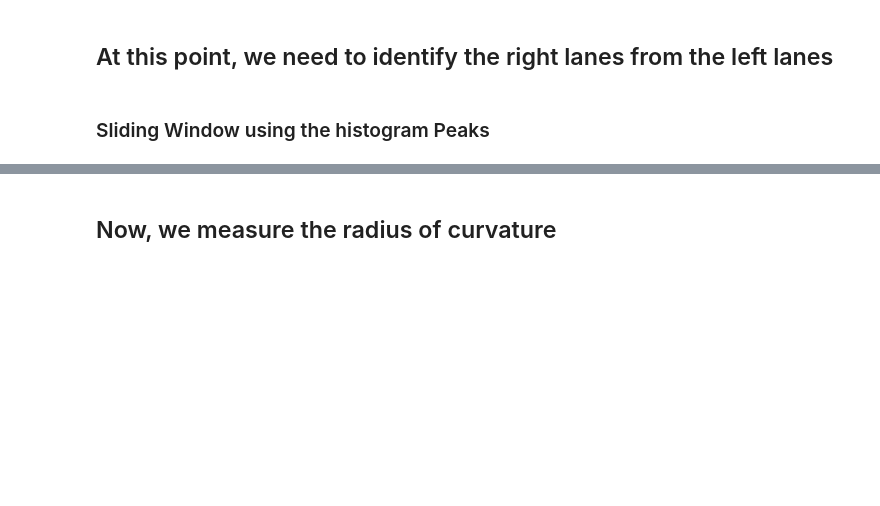
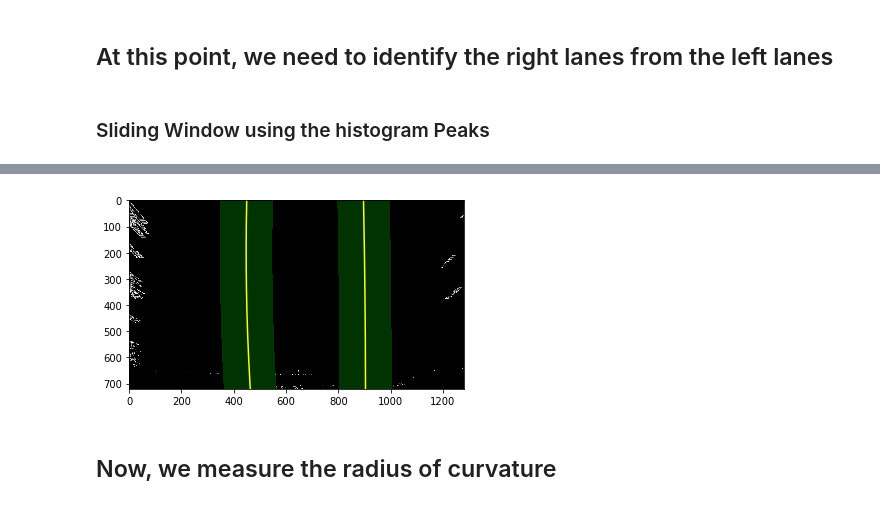
Before and after one commit to Jeremy26/advanced-lane-lines, a Jupyter notebook: P4.ipynb, the cells around one changed output, grey strips where cells are left out. Cells and saved outputs as stored; diff of their text form; code cells hidden in the pictures; blank space fills up the shorter version.

```diff
--- a/P4.ipynb
+++ b/P4.ipynb
@@ -395,10 +417,0 @@ def sliding_window(top_down):
-# %%
-def plot_sliding(out_img,left_fitx, right_fitx, ploty,left_fit, right_fit):
-    plt.imshow(out_img)
-    plt.plot(left_fitx, ploty, color='yellow')
-    plt.plot(right_fitx, ploty, color='yellow')
-    plt.xlim(0, 1280)
-    plt.ylim(720, 0)
-
-out_img,left_fitx, right_fitx, ploty,left_fit, right_fit = sliding_window(top_down)
-plot_sliding(out_img,left_fitx, right_fitx, ploty,left_fit, right_fit)
@@ -447,17 +464,17 @@ def new_sliding(top_down,left_fit, right_fit):
     cv2.fillPoly(window_img, np.int_([left_line_pts]), (0,255, 0))
     cv2.fillPoly(window_img, np.int_([right_line_pts]), (0,255, 0))
     result = cv2.addWeighted(out_img, 1, window_img, 0.3, 0)
-    return result
+    #FOR REPORT ONLY, PLOT THE DATA
+  #  plt.imshow(result)
+  #  plt.plot(left_fitx, ploty, color='yellow')
+  #  plt.plot(right_fitx, ploty, color='yellow')
+  #  plt.xlim(0, 1280)
+  # plt.ylim(720, 0)
+
+    return result, leftx, rightx,lefty,righty,left_fitx,right_fitx, left_fit, right_fit,ploty
-# %%
-def plot_new_sliding(result,left_fit, right_fit, left_fitx, right_fitx, ploty):
-    plt.imshow(result)
-    plt.plot(left_fitx, ploty, color='yellow')
-    plt.plot(right_fitx, ploty, color='yellow')
-    plt.xlim(0, 1280)
-    plt.ylim(720, 0)
-
-out_img,left_fitx, right_fitx, ploty,left_fit, right_fit = sliding_window(top_down)
-result = new_sliding(top_down,left_fit, right_fit)
-plot_new_sliding(result, left_fit, right_fit, left_fitx, right_fitx, ploty)
+# %%
+result,leftx,rightx,lefty,righty,left_fitx, right_fitx,left_fit,right_fit,ploty = new_sliding(top_down,left_fit, right_fit)
+# %% [output]
+[figure, added]
 # %% [markdown]
 ## Now, we measure the radius of curvature
```
Also changed, not shown: parts of 22 cells of this notebook, 3 other files.
